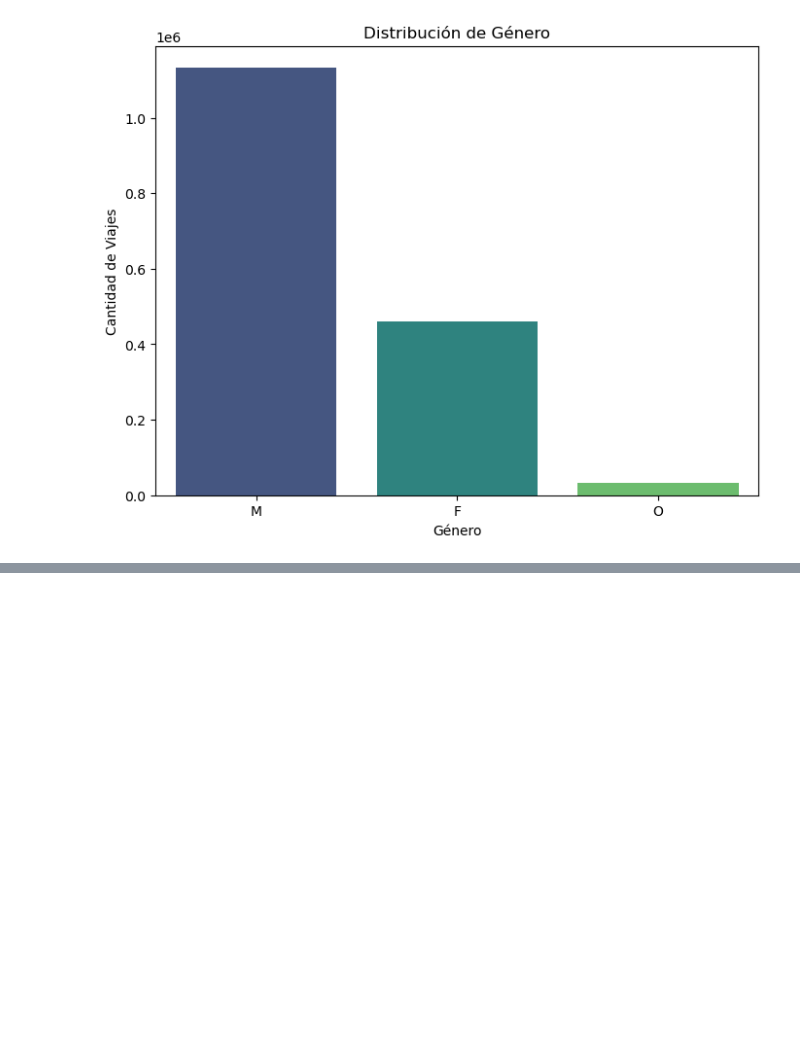
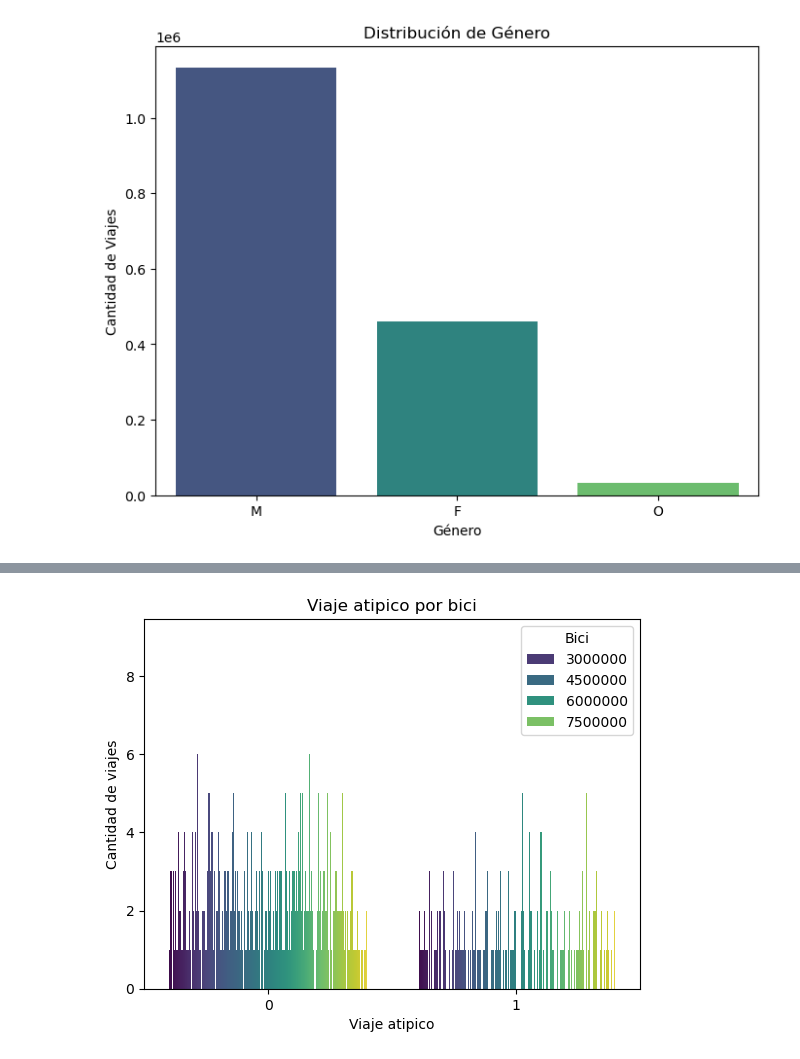
Before and after one commit to LeriAx75/AI_M2, a Jupyter notebook: ecobici analisis/ecobici.ipynb, the cells around one changed output, grey strips where cells are left out. Cells and saved outputs as stored; diff of their text form; code cells hidden in the pictures; blank space fills up the shorter version.

```diff
--- a/ecobici analisis/ecobici.ipynb
+++ b/ecobici analisis/ecobici.ipynb
@@ -182,0 +266,8 @@ KeyError: 'FechaHora_Arribo'
+# %%
+sns.countplot(data=df_balanced, x='Viaje_atipico', palette='viridis', hue='Bici')
+plt.title('Viaje atipico por bici')
+plt.xlabel('Viaje atipico')
+plt.ylabel('Cantidad de viajes')
+plt.show()
+# %% [output]
+[figure, added]
```
Also changed, not shown: parts of 26 cells of this notebook, 1 other file.
